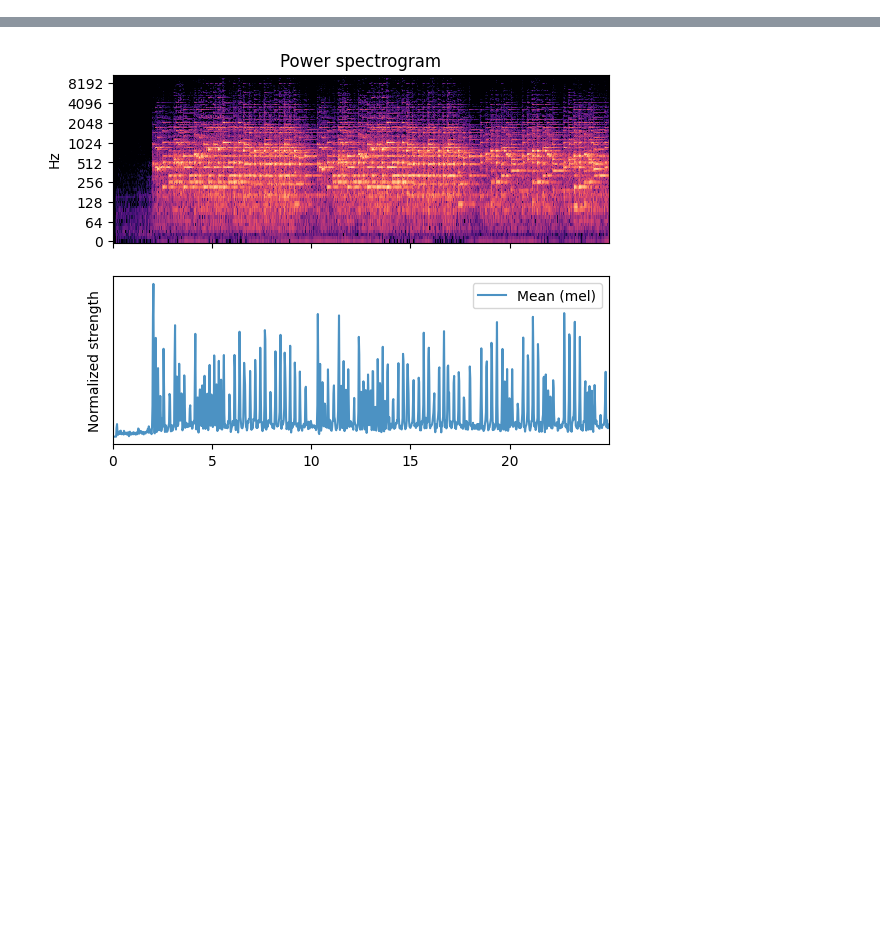
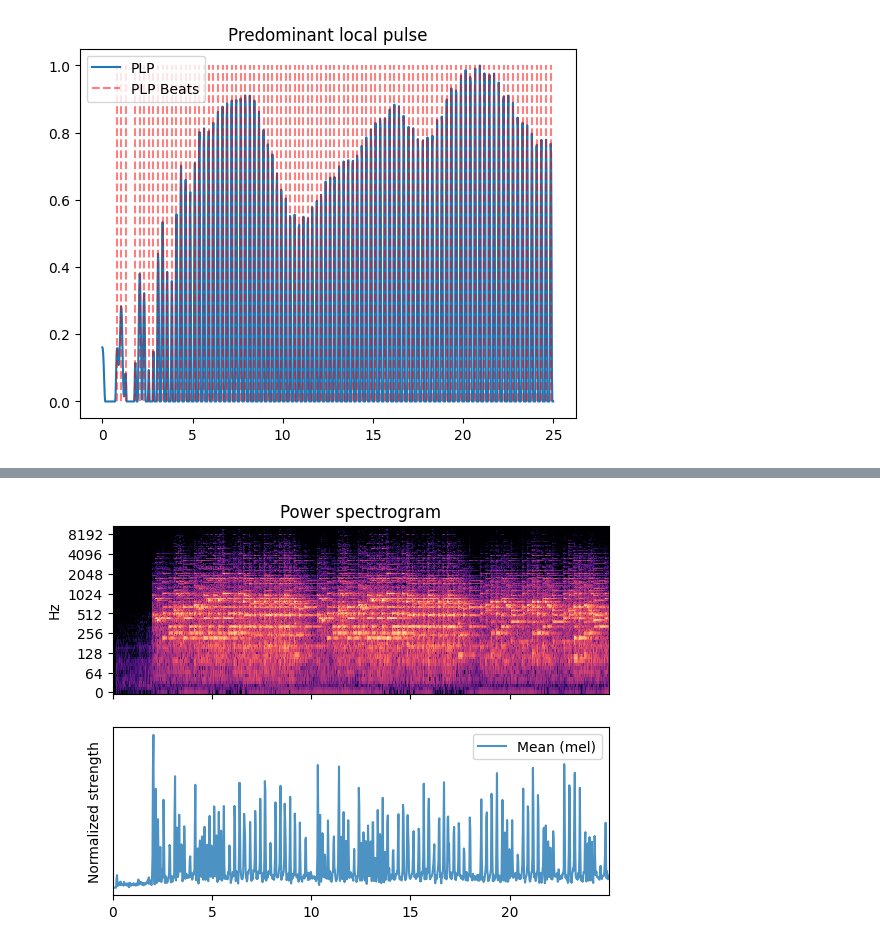
Before and after one commit to TrangDuLam/NTHU_Music_AI_Tools, a Jupyter notebook: part3_dev.ipynb, the cells around one changed output, grey strips where cells are left out. Drawn from its saved outputs; the diff is of its cells as text; code cells hidden in the pictures; blank space fills up the shorter version.

```diff
--- a/part3_dev.ipynb
+++ b/part3_dev.ipynb
@@ -10,2 +11,20 @@ from matplotlib import pyplot as plt
 # %%
 y, sr = librosa.load("./Mozart_Turkish_March.wav", duration=25)
+# %%
+def predominant_local_pulse(y: npt.ArrayLike, sr:int) -> None :
+
+    onset_env = librosa.onset.onset_strength(y=y, sr=sr)
+    pulse = librosa.beat.plp(onset_envelope=onset_env, sr=sr)
+    beats_plp = np.flatnonzero(librosa.util.localmax(pulse))
+    times = librosa.times_like(pulse, sr=sr)
+
+    plt.figure()
+    plt.plot(times, librosa.util.normalize(pulse),label='PLP')
+    plt.vlines(times[beats_plp], 0, 1, alpha=0.5, color='r',
+             linestyle='--', label='PLP Beats')
+    plt.legend()
+    plt.title("Predominant local pulse")
+# %%
+predominant_local_pulse(y, sr)
+# %% [output]
+[figure, added]
```
Also changed, not shown: parts of 5 cells of this notebook, 5 other files.
